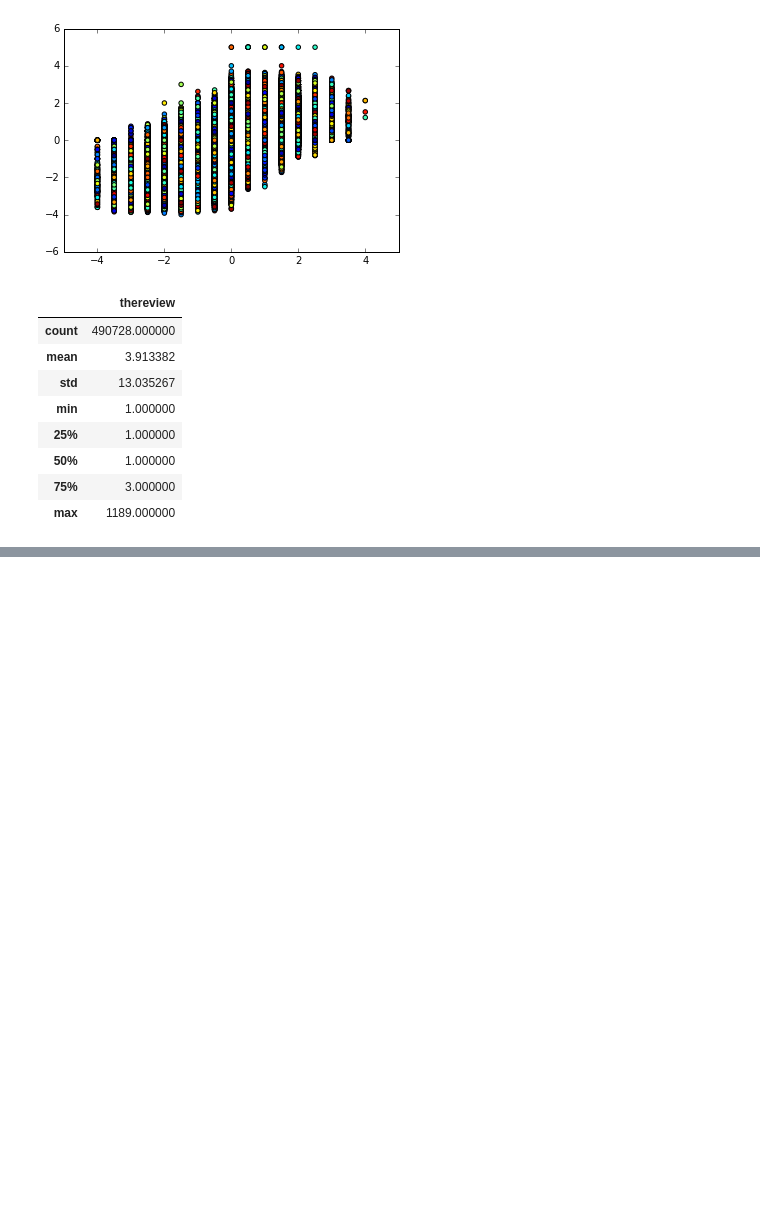
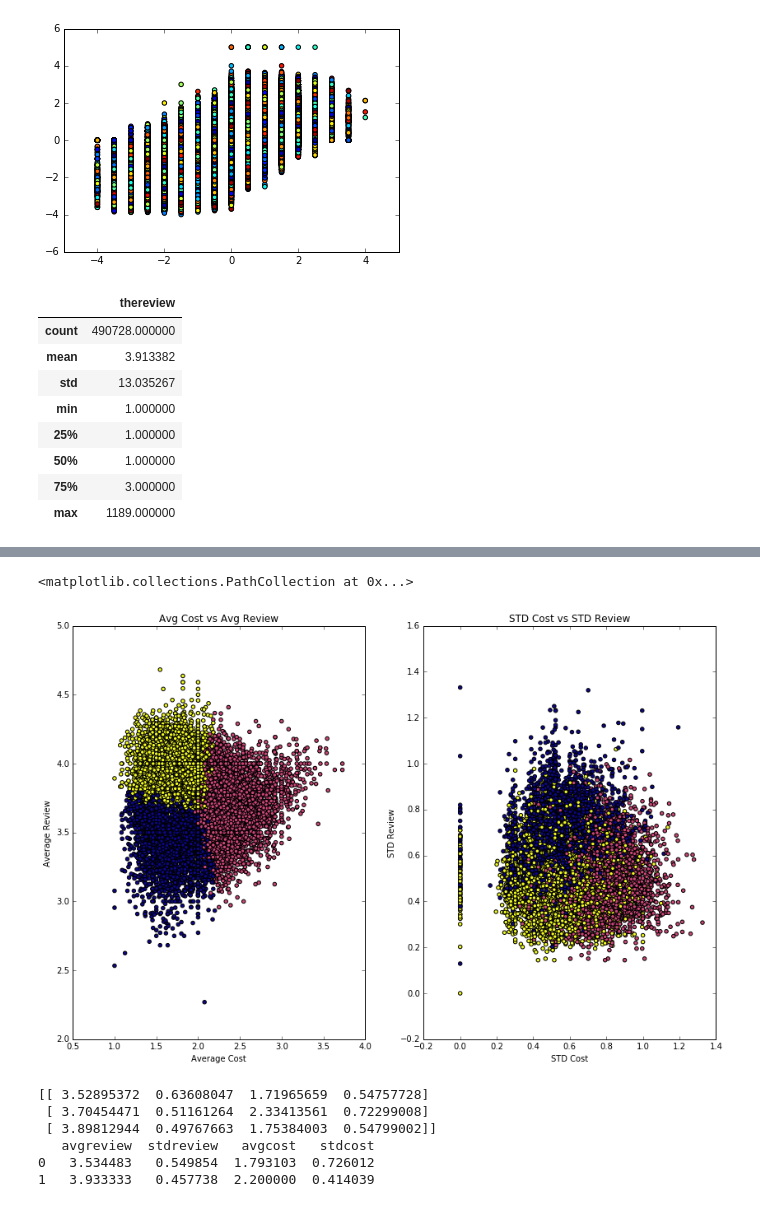
Before and after one commit to jfried23/InsightProject, a Jupyter notebook: yelp/prelim1.ipynb, the cells around one changed output, grey strips where cells are left out. Saved outputs shown, nothing was run; the diff lists cells and outputs as text; code cells hidden in the pictures; blank space fills up the shorter version.

```diff
--- a/yelp/prelim1.ipynb
+++ b/yelp/prelim1.ipynb
@@ -108,0 +172,30 @@ review_data.groupby('uid').agg({'thereview':len}).describe()
+# %%
+clst = cluster.k_means(df, 3)
+
+cmap = plt.cm.plasma
+
+plt.figure(figsize=(14,9))
+plt.subplot(121)
+plt.title('Avg Cost vs Avg Review')
+plt.xlabel('Average Cost')
+plt.ylabel('Average Review')
+plt.scatter(df.avgcost, df.avgreview, c=clst[1], cmap=cmap)
+plt.subplot(122)
+plt.title('STD Cost vs STD Review')
+plt.xlabel('STD Cost')
+plt.ylabel('STD Review')
+plt.scatter(df.stdcost, df.stdreview, c=clst[1],cmap=cmap)
+#plt.savefig('/Users/josh/Desktop/cluster.pdf', format='pdf')
+# %% [output]
+<matplotlib.collections.PathCollection at 0x...>
+[figure, added]
+# %%
+print clst[0]
+print df.head(2)
+# %% [output]
+[[ 3.52895372  0.63608047  1.71965659  0.54757728]
+ [ 3.70454471  0.51161264  2.33413561  0.72299008]
+ [ 3.89812944  0.49767663  1.75384003  0.54799002]]
+   avgreview  stdreview   avgcost   stdcost
+0   3.534483   0.549854  1.793103  0.726012
+1   3.933333   0.457738  2.200000  0.414039
```
Also changed, not shown: parts of 11 cells of this notebook, 2 other files.
